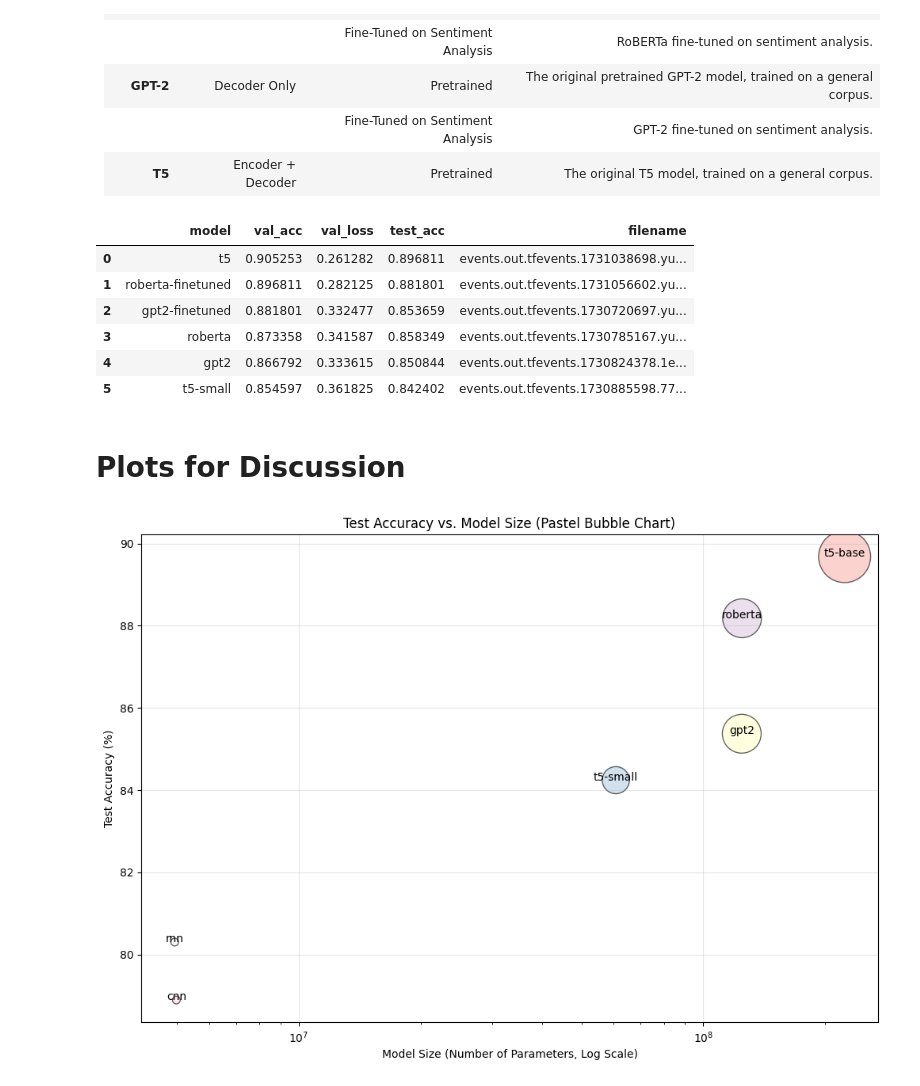
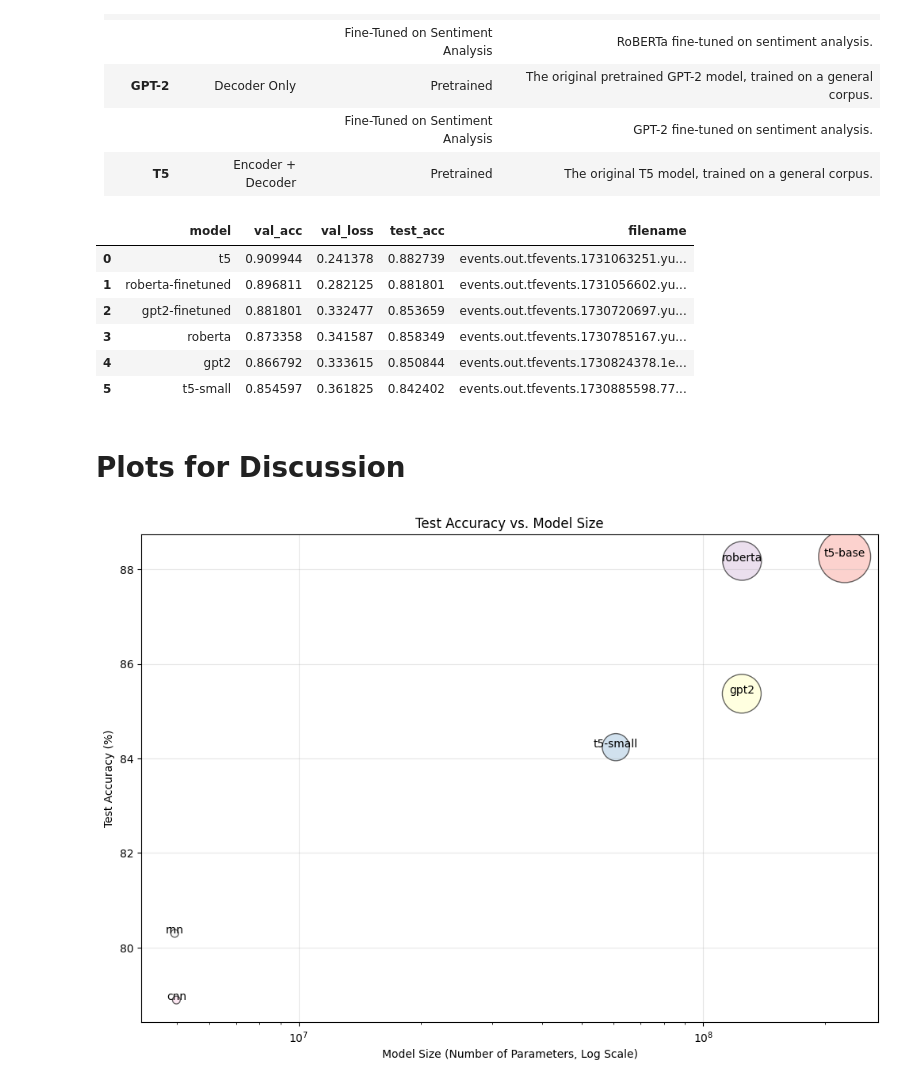
Before and after one commit to xJQx/sc4002-nlp-sentiment-classification, a Jupyter notebook: part3e.ipynb, the cells around one changed output. Drawn from its saved outputs; the diff is of its cells as text; code cells hidden in the pictures.

```diff
--- a/part3e.ipynb
+++ b/part3e.ipynb
@@ -27,6 +27,7 @@ test_accuracies = {
     "gpt2": 0.8508442640304565,
     "t5-small": 0.8424015045166016,
     "t5": 0.8968105316162109,
+    "t5": 0.8827391862869263,
 }
 
 
@@ -37,7 +38,7 @@ results_df = results_df.sort_values("val_acc", ascending=False).reset_index(drop
 results_df
 # %% [output]
 |  | model | val_acc | val_loss | test_acc | filename |
-| 0 | t5 | 0.905253 | 0.261282 | 0.896811 | events.out.tfevents.1731038698.yu... |
+| 0 | t5 | 0.909944 | 0.241378 | 0.882739 | events.out.tfevents.1731063251.yu... |
 | 1 | roberta-finetuned | 0.896811 | 0.282125 | 0.881801 | events.out.tfevents.1731056602.yu... |
 | 2 | gpt2-finetuned | 0.881801 | 0.332477 | 0.853659 | events.out.tfevents.1730720697.yu... |
 | 3 | roberta | 0.873358 | 0.341587 | 0.858349 | events.out.tfevents.1730785167.yu... |
@@ -46,6 +47,8 @@ results_df
 # %% [markdown]
 # Plots for Discussion
 # %%
+from models.RNN import RNNClassifier
+
 num_parameters = {
     "t5-base": 223_495_682,
     "t5-small": 60_770_306,
@@ -56,7 +59,7 @@ num_parameters = {
 }
 
 test_acc = {
-    "t5-base": 89.68,
+    "t5-base": 88.27,
     "t5-small": 84.24,
     "roberta": 88.18,
     "gpt2": 85.37,
@@ -65,6 +68,12 @@ test_acc = {
     "bilstm": 0,  # based on our bilstm implementation
     "bigru": 0,  # based on our bigru implementation
 }
+
+# model = RNNClassifier.load_from_checkpoint(
+#     "/home/yuri/sc4002-nlp-sentiment-classification/tb_logs/rnn_trainable_embeddings_and_contextual_oov/batch_size_32-lr_0.01-optimizer_Adagrad-hidden_dim_64-num_layers_2-sr_type_max-freeze_False/version_0/checkpoints/epoch=0-step=267.ckpt"
+# )
+
+# sum(p.numel() for p in model.parameters())
 # %%
 import matplotlib.pyplot as plt
 import numpy as np
@@ -84,32 +93,33 @@ colors = plt.cm.Pastel1(np.linspace(0, 1, len(model_names)))
 plt.figure(figsize=(12, 8))
 plt.scatter(
     model_sizes,
     test_accuracies,
     s=bubble_sizes,
     alpha=0.6,
     c=colors,
     edgecolors="k",
     linewidth=1,
 )
 plt.xscale("log")
 plt.yscale("linear")
+# plt.ylim(75, 100)
 
 # Labeling the axes
 plt.xlabel("Model Size (Number of Parameters, Log Scale)")
 plt.ylabel("Test Accuracy (%)")
-plt.title("Test Accuracy vs. Model Size (Pastel Bubble Chart)")
+plt.title("Test Accuracy vs. Model Size")
 
 # Annotate each point with model names
 for i, model in enumerate(model_names):
     plt.annotate(
         model,
         (model_sizes[i], test_accuracies[i]),
         textcoords="offset points",
         xytext=(0, 0),
         ha="center",
     )
 
 plt.grid(True, alpha=0.3)
 plt.show()
 # %% [output]
-[figure, old version]
+[figure, new version]
```
